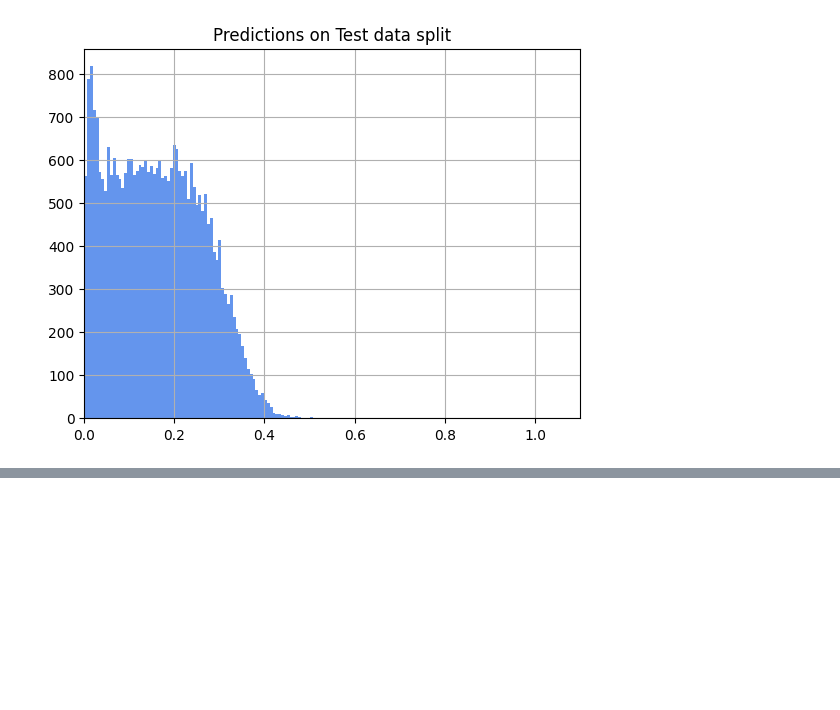
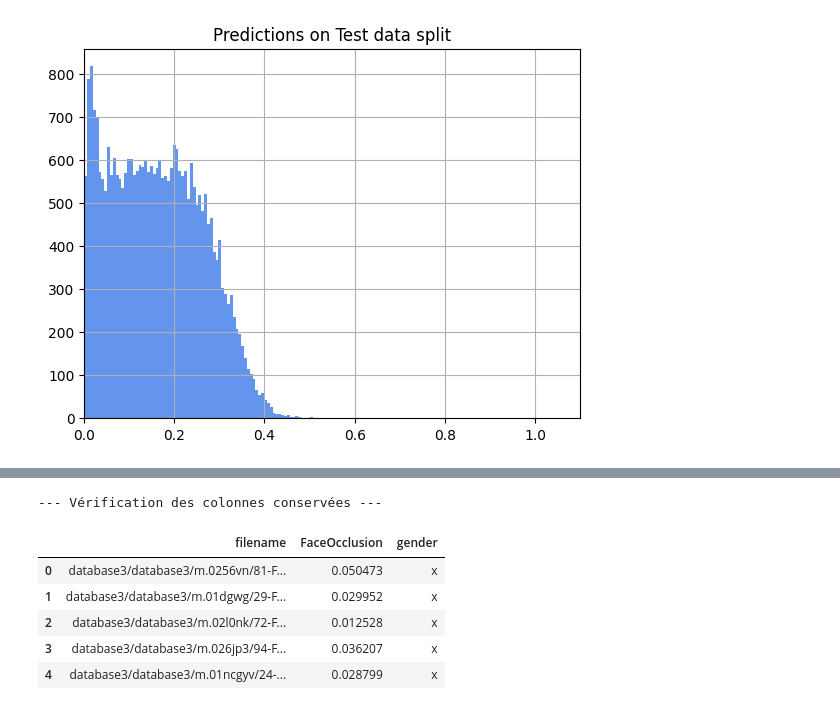
Before and after one commit to odelacruz-fierro/data-challenge-idemia, a Jupyter notebook: results.ipynb, the cells around one changed output, grey strips where cells are left out. Drawn from its saved outputs; the diff is of its cells as text; code cells hidden in the pictures; blank space fills up the shorter version.

```diff
--- a/results.ipynb
+++ b/results.ipynb
@@ -252,0 +277,26 @@ Text(0.5, 1.0, 'Predictions on Test data split')
+# %%
+# 1. Copie conforme et totale du Run 16 (on garde TOUTES les colonnes : filename, gender, etc.)
+df_ensemble = df_run16_pred.copy()
+
+# 2. On écrase UNIQUEMENT la colonne FaceOcclusion par la moyenne des deux
+df_ensemble['FaceOcclusion'] = (df_run15_pred['FaceOcclusion'] + df_run16_pred['FaceOcclusion']) / 2.0
+
+# 3. Vérification visuelle pour te rassurer
+print("--- Vérification des colonnes conservées ---")
+df_ensemble.head()
+
+# 4. Sauvegarde finale sans toucher à la structure
+df_ensemble.to_csv(f"/{config.OUTPUT_DIR}/test_predictions.csv", sep=',', index=False)
+#df_ensemble.to_csv("ensemble_run15_run16.csv", index=False)
+#print("\n🚀 Fichier d'ensemble prêt avec toutes les colonnes d'origine !")
+# %% [output]
+--- Vérification des colonnes conservées ---
+# %%
+df_ensemble.head()
+# %% [output]
+|  | filename | FaceOcclusion | gender |
+| 0 | database3/database3/m.0256vn/81-F... | 0.050473 | x |
+| 1 | database3/database3/m.01dgwg/29-F... | 0.029952 | x |
+| 2 | database3/database3/m.02l0nk/72-F... | 0.012528 | x |
+| 3 | database3/database3/m.026jp3/94-F... | 0.036207 | x |
+| 4 | database3/database3/m.01ncgyv/24-... | 0.028799 | x |
```
Also changed, not shown: parts of 9 cells of this notebook.
